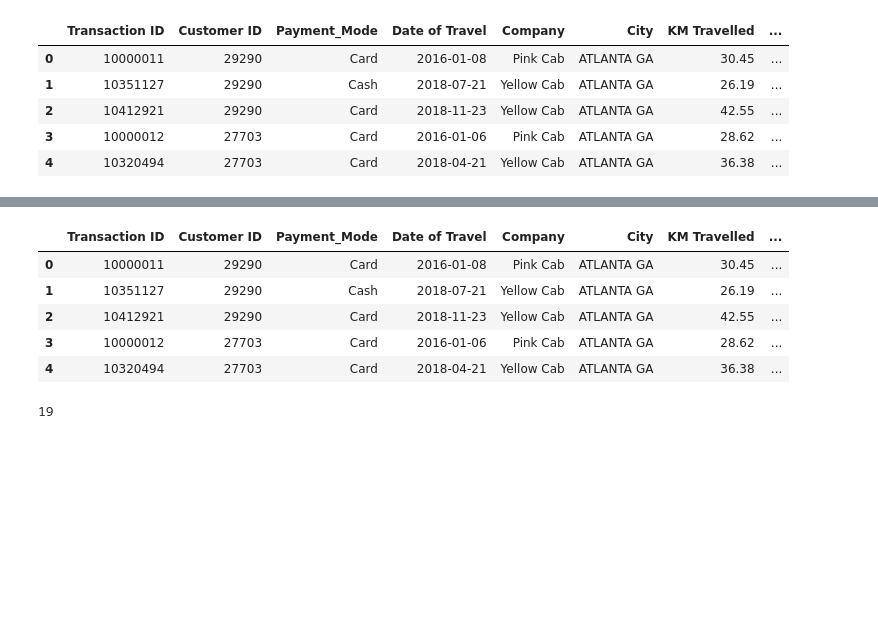
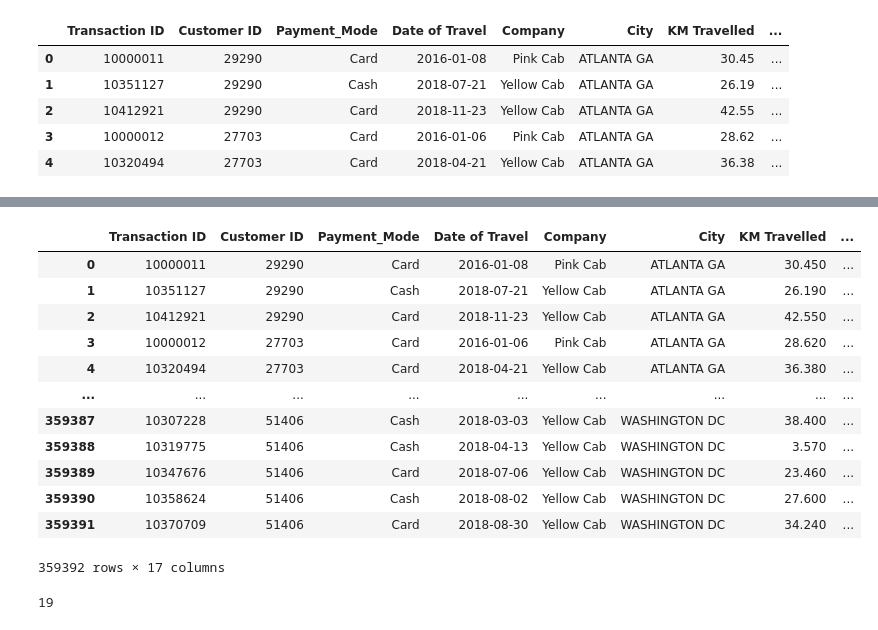
Before and after one commit to ErnestCodeHub/Data-Glacier-Internship, a Jupyter notebook: Week 2/EDA notebook_v2.ipynb, the cells around one changed output, grey strips where cells are left out. Drawn from its saved outputs; the diff is of its cells as text; code cells hidden in the pictures; blank space fills up the shorter version.

```diff
--- a/Week 2/EDA notebook_v2.ipynb
+++ b/Week 2/EDA notebook_v2.ipynb
@@ -292,14 +292,21 @@ master_data['Percentage(%) of taxi driver in City'] = master_data['Population']
 master_data['Profit'] = master_data['Price Charged'] - master_data['Cost of Trip']
 master_data['Profit per KM'] = master_data['Price Charged'] / master_data['KM Travelled']
 # %%
-master_data.head(5)
+master_data
 # %% [output]
 |  | Transaction ID | Customer ID | Payment_Mode | Date of Travel | Company | City | KM Travelled | ... |
-| 0 | 10000011 | 29290 | Card | 2016-01-08 | Pink Cab | ATLANTA GA | 30.45 | ... |
-| 1 | 10351127 | 29290 | Cash | 2018-07-21 | Yellow Cab | ATLANTA GA | 26.19 | ... |
-| 2 | 10412921 | 29290 | Card | 2018-11-23 | Yellow Cab | ATLANTA GA | 42.55 | ... |
-| 3 | 10000012 | 27703 | Card | 2016-01-06 | Pink Cab | ATLANTA GA | 28.62 | ... |
-| 4 | 10320494 | 27703 | Card | 2018-04-21 | Yellow Cab | ATLANTA GA | 36.38 | ... |
+| 0 | 10000011 | 29290 | Card | 2016-01-08 | Pink Cab | ATLANTA GA | 30.450 | ... |
+| 1 | 10351127 | 29290 | Cash | 2018-07-21 | Yellow Cab | ATLANTA GA | 26.190 | ... |
+| 2 | 10412921 | 29290 | Card | 2018-11-23 | Yellow Cab | ATLANTA GA | 42.550 | ... |
+| 3 | 10000012 | 27703 | Card | 2016-01-06 | Pink Cab | ATLANTA GA | 28.620 | ... |
+| 4 | 10320494 | 27703 | Card | 2018-04-21 | Yellow Cab | ATLANTA GA | 36.380 | ... |
+| ... | ... | ... | ... | ... | ... | ... | ... | ... |
+| 359387 | 10307228 | 51406 | Cash | 2018-03-03 | Yellow Cab | WASHINGTON DC | 38.400 | ... |
+| 359388 | 10319775 | 51406 | Cash | 2018-04-13 | Yellow Cab | WASHINGTON DC | 3.570 | ... |
+| 359389 | 10347676 | 51406 | Card | 2018-07-06 | Yellow Cab | WASHINGTON DC | 23.460 | ... |
+| 359390 | 10358624 | 51406 | Cash | 2018-08-02 | Yellow Cab | WASHINGTON DC | 27.600 | ... |
+| 359391 | 10370709 | 51406 | Card | 2018-08-30 | Yellow Cab | WASHINGTON DC | 34.240 | ... |
+359392 rows × 17 columns
 # %%
 len(master_data["City"].unique())
 # %% [output]
```
Also changed, not shown: parts of 8 cells of this notebook.
